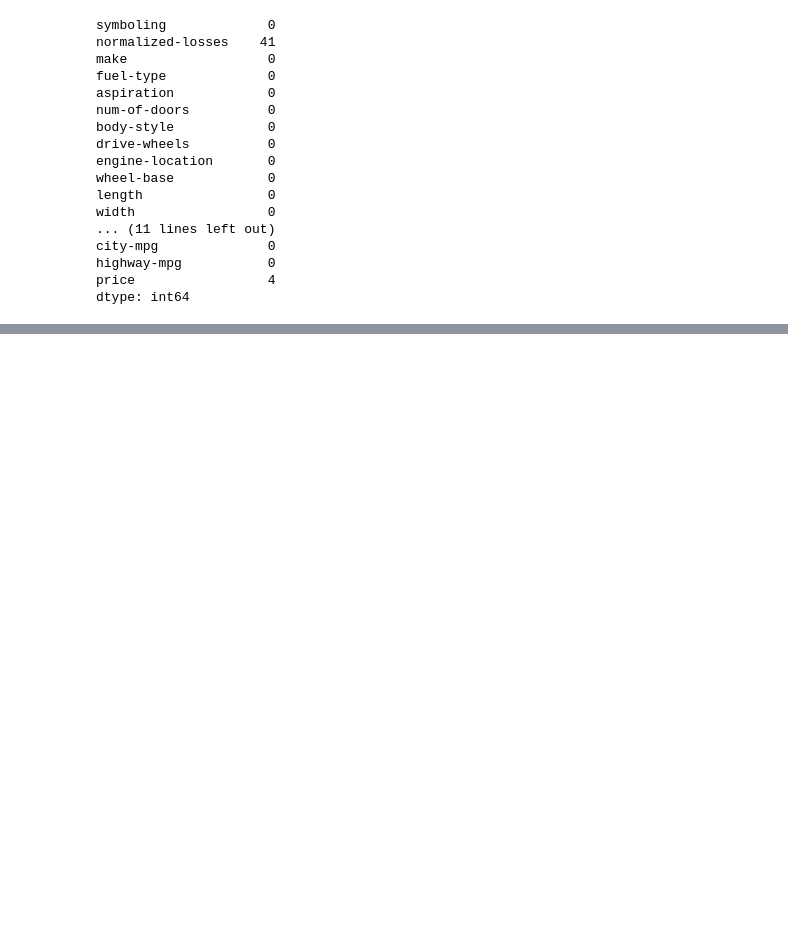
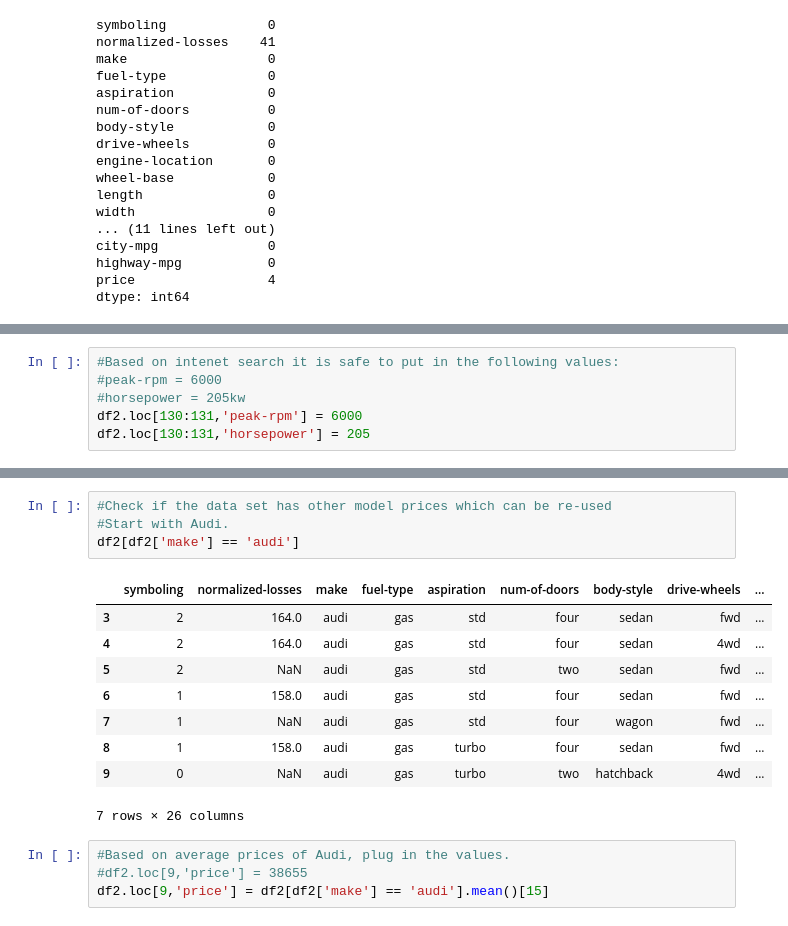
Before and after one commit to sateesh12/bin_utils, a Jupyter notebook: Automobile_EDA.ipynb, the cells around one changed output, grey strips where cells are left out. Cells and saved outputs as stored; diff of their text form; blank space fills up the shorter version.

```diff
--- a/Automobile_EDA.ipynb
+++ b/Automobile_EDA.ipynb
@@ -121,0 +246,6 @@ dtype: int64
+# %%
+#Based on intenet search it is safe to put in the following values:
+#peak-rpm = 6000
+#horsepower = 205kw
+df2.loc[130:131,'peak-rpm'] = 6000
+df2.loc[130:131,'horsepower'] = 205
@@ -121,0 +283,18 @@ dtype: int64
+# %%
+#Check if the data set has other model prices which can be re-used
+#Start with Audi.
+df2[df2['make'] == 'audi']
+# %% [output]
+|  | symboling | normalized-losses | make | fuel-type | aspiration | num-of-doors | body-style | drive-wheels | ... |
+| 3 | 2 | 164.0 | audi | gas | std | four | sedan | fwd | ... |
+| 4 | 2 | 164.0 | audi | gas | std | four | sedan | 4wd | ... |
+| 5 | 2 | NaN | audi | gas | std | two | sedan | fwd | ... |
+| 6 | 1 | 158.0 | audi | gas | std | four | sedan | fwd | ... |
+| 7 | 1 | NaN | audi | gas | std | four | wagon | fwd | ... |
+| 8 | 1 | 158.0 | audi | gas | turbo | four | sedan | fwd | ... |
+| 9 | 0 | NaN | audi | gas | turbo | two | hatchback | 4wd | ... |
+7 rows × 26 columns
+# %%
+#Based on average prices of Audi, plug in the values.
+#df2.loc[9,'price'] = 38655
+df2.loc[9,'price'] = df2[df2['make'] == 'audi'].mean()[15]
```
Also changed, not shown: parts of 23 cells of this notebook.
